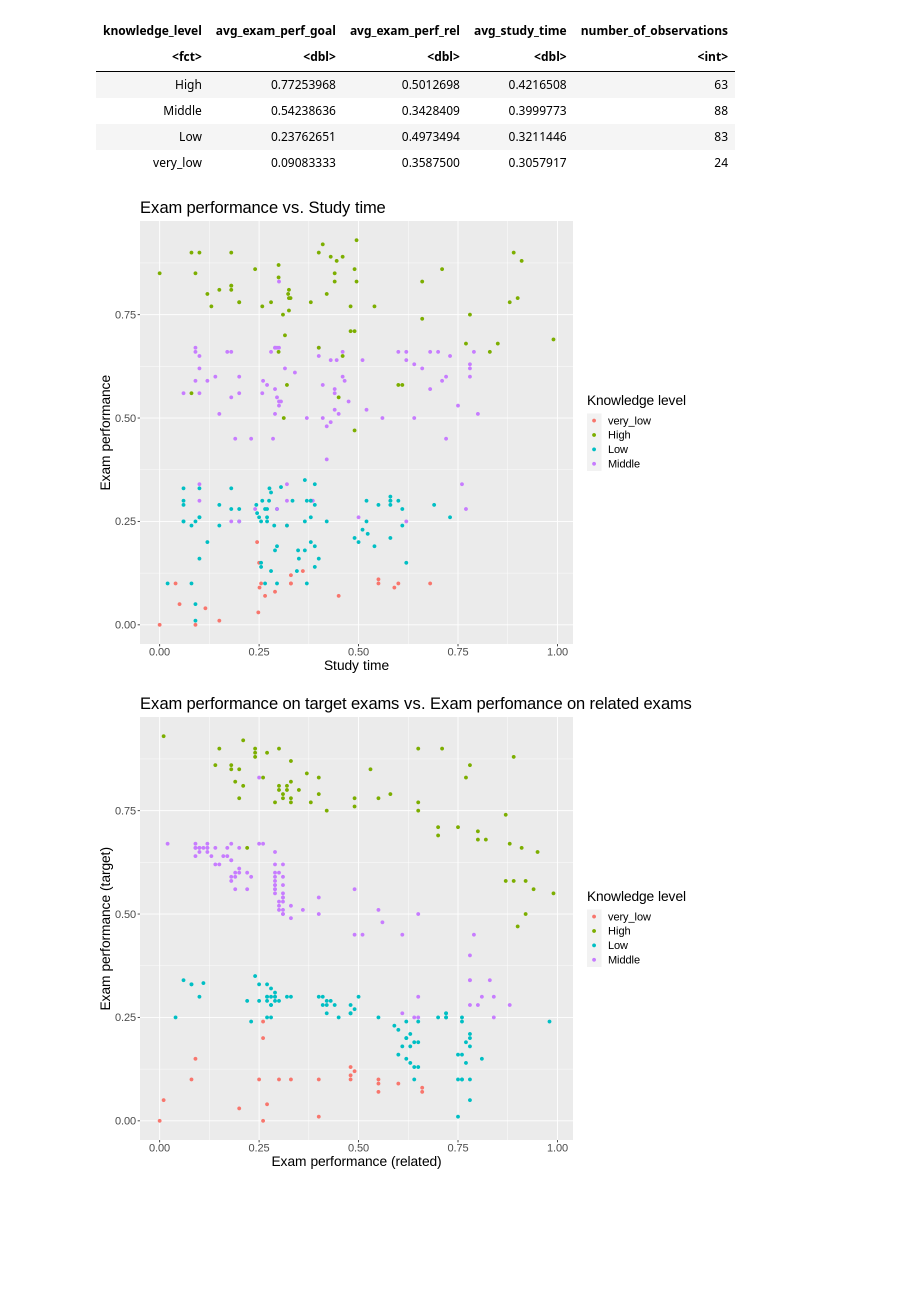
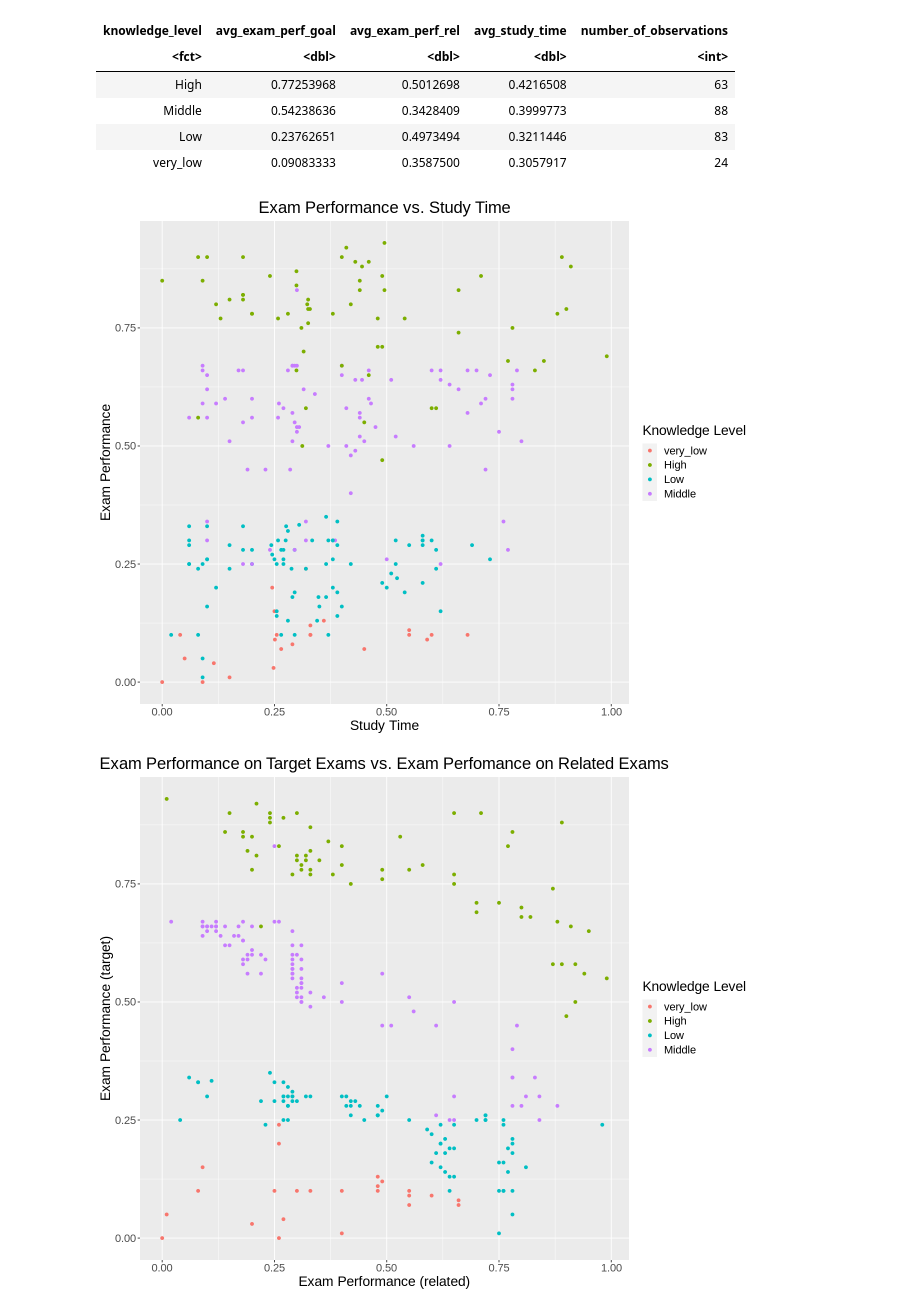
Before and after one commit to MirrenB/DSCI-100-Group-Project, a Jupyter notebook: Proposal.ipynb, the cells around one changed output. Cells and saved outputs as stored; diff of their text form; code cells hidden in the pictures; blank space fills up the shorter version.

Commit message:
Added all markdowns, sample code, and viewing options for all visualizations

```diff
--- a/Proposal.ipynb
+++ b/Proposal.ipynb
@@ -74,25 +68,24 @@ A tibble: 4 × 5
 | Low | 0.23762651 | 0.4973494 | 0.3211446 | 83 |
 | very_low | 0.09083333 | 0.3587500 | 0.3057917 | 24 |
 # %%
-
-options(repr.plot.width = 10, repr.plot.height = 8)
 exam_plot_study <- training_data %>%
             ggplot(aes(x = study_time_goal, y = exam_performance_goal)) +
             geom_point(aes(color = knowledge_level)) +
-            labs(x = "Study time", y = "Exam performance", color = ("Knowledge level")) +
-            ggtitle("Exam performance vs. Study time") +
-            theme(text = element_text(size = 16.5))
+            labs(x = "Study Time", y = "Exam Performance", color = ("Knowledge Level")) +
+            ggtitle("Exam Performance vs. Study Time") +
+            theme(text = element_text(size = 16.5)) +
+            theme(plot.title = element_text(hjust = 0.5))
 exam_plot_study
 # %% [output]
-[figure, old version]
+[figure, new version]
 # %%
-
 exam_plot_related <- training_data %>%
             ggplot(aes(x = exam_performance_related, y = exam_performance_goal)) +
             geom_point(aes(color = knowledge_level)) +
-            labs(x = "Exam performance (related)", y = "Exam performance (target)", color = ("Knowledge level")) +
-            ggtitle("Exam performance on target exams vs. Exam perfomance on related exams") +
-            theme(text = element_text(size = 16.5))
+            labs(x = "Exam Performance (related)", y = "Exam Performance (target)", color = ("Knowledge Level")) +
+            ggtitle("Exam Performance on Target Exams vs. Exam Perfomance on Related Exams") +
+            theme(text = element_text(size = 16.5)) +
+            theme(plot.title = element_text(hjust = 0.5))
 exam_plot_related
 # %% [output]
-[figure, old version]
+[figure, new version]
```
Also changed, not shown: parts of 9 cells of this notebook.
